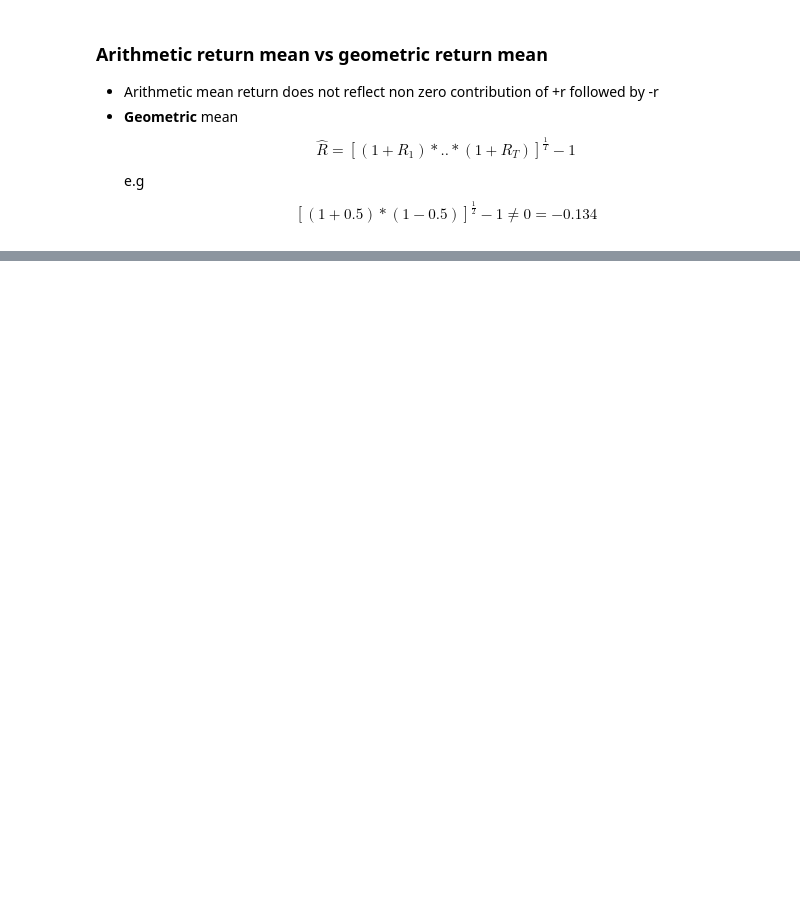
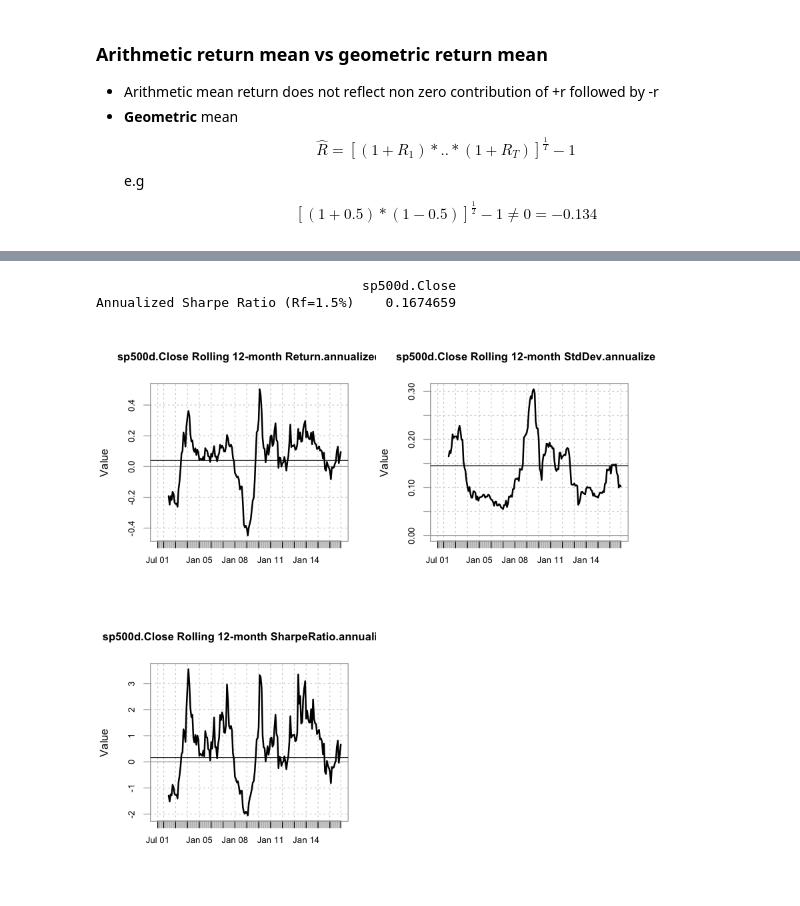
Before and after one commit to slzdevsnp/learn, a Jupyter notebook: fin_intro_portfolio_analysis/portfolio_analysis_part1.ipynb, the cells around one changed output, grey strips where cells are left out. Drawn from its saved outputs; the diff is of its cells as text; code cells hidden in the pictures; blank space fills up the shorter version.

```diff
--- a/fin_intro_portfolio_analysis/portfolio_analysis_part1.ipynb
+++ b/fin_intro_portfolio_analysis/portfolio_analysis_part1.ipynb
@@ -202,0 +350,32 @@ $$ [(1+0.5)*(1-0.5)]^{\frac{1}{2}} -1 \neq 0 = -0.134 $$
+# %%
+##Rolling annualized mean and volatility
+
+# Calculate the mean, volatility, and sharpe ratio of sp500_returns
+
+#using sp500_returns_a  to match date = '2001-07-31' to rf object
+returns_ann<-Return.annualized(sp500_returns_a,scale=12)
+sd_ann<-StdDev.annualized(sp500_returns_a,scale=12)
+sharpe_ann<-SharpeRatio.annualized(sp500_returns_a,Rf=rf,scale=12) # rf = risk-free rate (1-mo T bill)
+
+par(mfrow=c(2,2))
+# Plotting the 12-month rolling annualized mean
+chart.RollingPerformance(R = sp500_returns_a, width = 12
+                        ,FUN = "Return.annualized", scale=12)
+abline(h = returns_ann)
+
+# Plotting the 12-month rolling annualized standard deviation
+chart.RollingPerformance(R = sp500_returns_a, width = 12
+                        ,FUN = "StdDev.annualized", scale=12)
+abline(h = sd_ann)
+
+
+# Plotting the 12-month rolling annualized Sharpe ratio
+chart.RollingPerformance(R = sp500_returns_a, width = 12
+                        ,FUN = "SharpeRatio.annualized", Rf=rf,scale=12)
+abline(h = sharpe_ann)
+
+print(sharpe_ann)
+# %% [output]
+                                  sp500d.Close
+Annualized Sharpe Ratio (Rf=1.5%)    0.1674659
+[figure, added]
```
Also changed, not shown: parts of 20 cells of this notebook, 1 other file.
